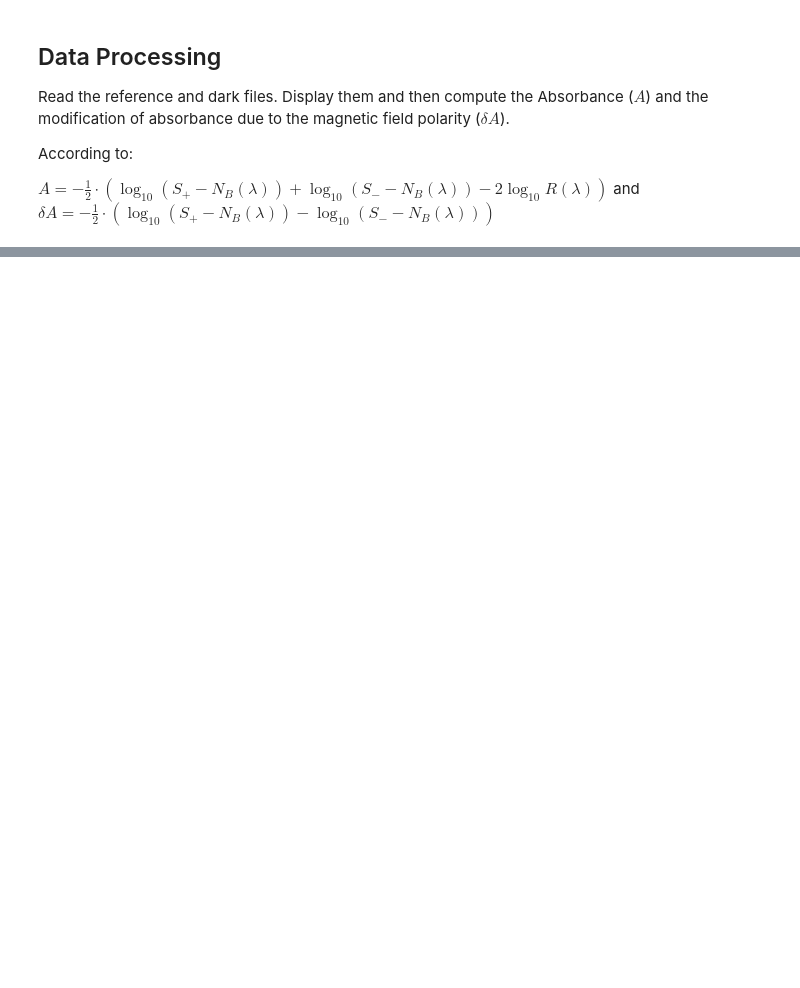
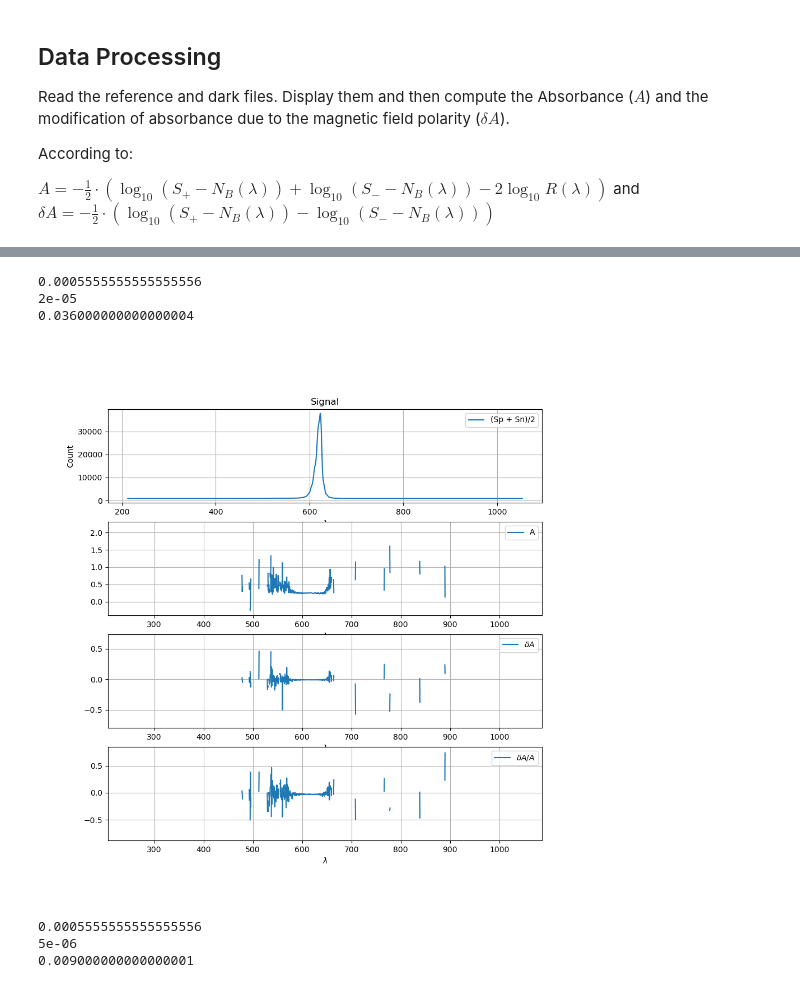
Before and after one commit to Bruyant/MChD-python, a Jupyter notebook: src/MChD_DataAnalysis.ipynb, the cells around one changed output, grey strips where cells are left out. Saved outputs shown, nothing was run; the diff lists cells and outputs as text; code cells hidden in the pictures; blank space fills up the shorter version.

```diff
--- a/src/MChD_DataAnalysis.ipynb
+++ b/src/MChD_DataAnalysis.ipynb
@@ -81,0 +81,38 @@ signal = compute_absorbance(path, dark, reference, signal_filename)
+# %%
+Vs = 5
+Rs = 9000
+
+Vmod = 3
+Rmod = 150000
+
+Is = Vs / Rs
+Imod = Vmod / Rmod
+print(Is)
+print(Imod)
+print(Imod / Is)
+# %% [output]
+0.0005555555555555556
+2e-05
+0.036000000000000004
+# %%
+signal_filename = 'MChD_2024-07-01_14-19-16'
+signal = compute_absorbance(path, dark, reference, signal_filename)
+# %% [output]
+[figure, added]
+# %%
+Vs = 5
+Rs = 9000
+
+
+Vmod = 5
+Rmod = 1000000
+
+Is = Vs / Rs
+Imod = Vmod / Rmod
+print(Is)
+print(Imod)
+print(Imod / Is)
+# %% [output]
+0.0005555555555555556
+5e-06
+0.009000000000000001
```
Also changed, not shown: parts of 5 cells of this notebook, 1 other file.
